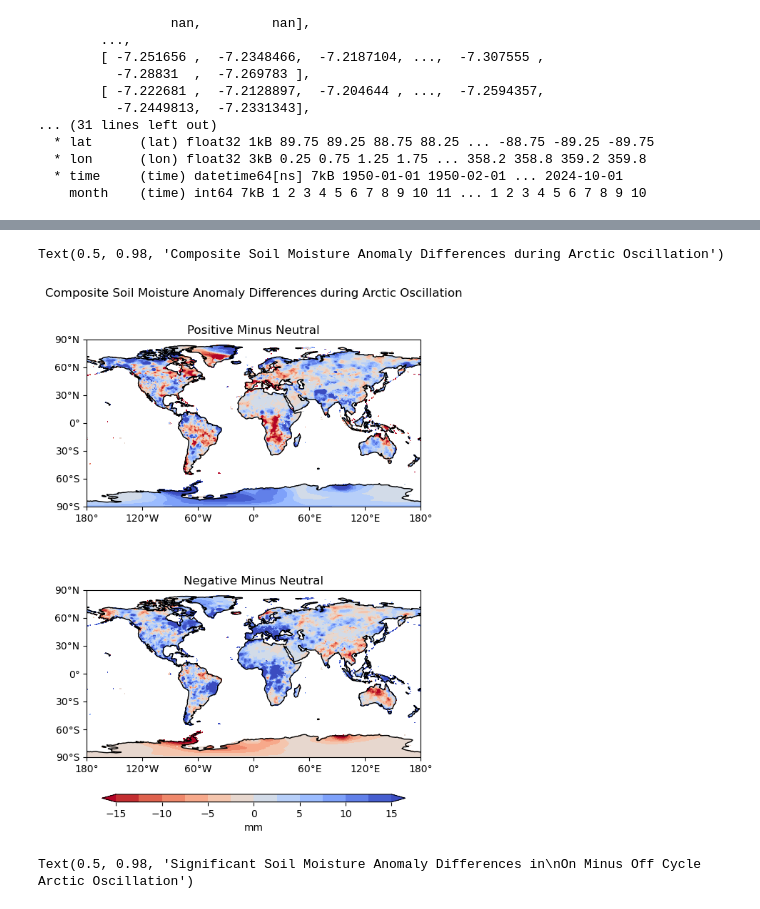
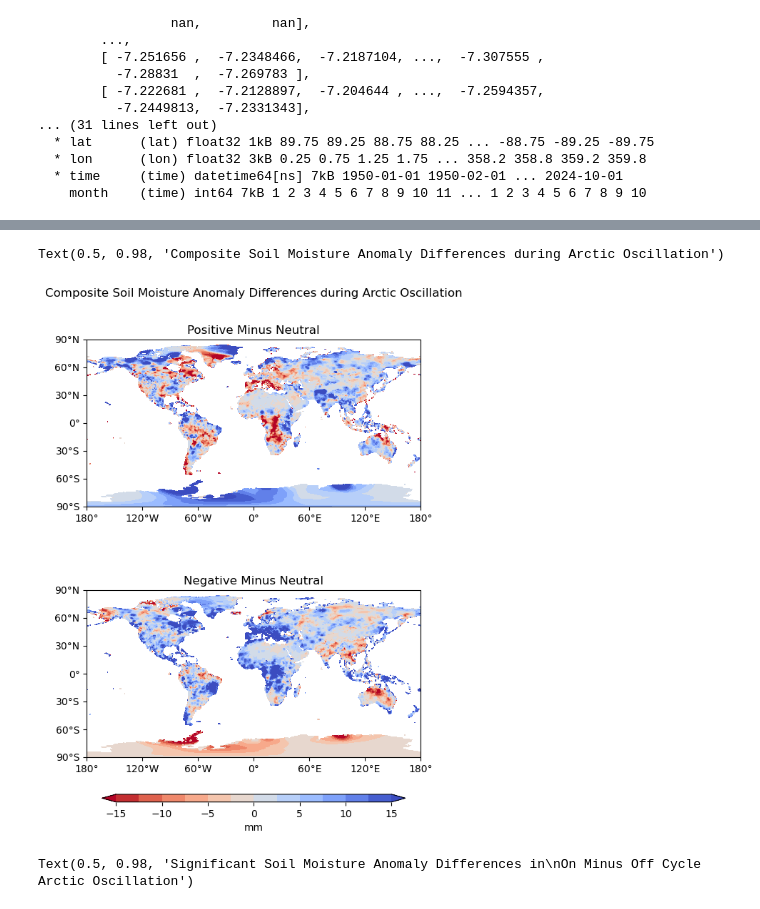
Before and after one commit to wapratt/Assignment3, a Jupyter notebook: Assignment3.ipynb, the cells around one changed output, grey strips where cells are left out. Drawn from its saved outputs; the diff is of its cells as text; code cells hidden in the pictures.

```diff
--- a/Assignment3.ipynb
+++ b/Assignment3.ipynb
@@ -129,7 +129,7 @@ clevs = np.arange(-15.0,15.1,2.5)
 # Define the figure and each axis for the 3 rows and 1 column
 fig, axs = plt.subplots(nrows=3,ncols=1,
                         subplot_kw={'projection': ccrs.PlateCarree()},
-                        figsize=(8.5,10))
+                        figsize=(8.5,12))
 
 # axs is a 2 dimensional array of `GeoAxes`.
 # We will flatten it into a 1-D array (just 3 rows)
@@ -163,12 +163,9 @@ for i,ao in enumerate(comp_soil):
         # Title each subplot with the name of the arctic oscillation period
         axs[i].set_title(labels[i]+' ('+str(counts[i])+')')
 
-        # Draw the coastines for each subplot
-        axs[i].coastlines()
-
 # Adjust the location of the subplots on the page to make room for the colorbar
 fig.subplots_adjust(bottom=0.25, top=0.9, left=0.05, right=0.95,
-                    wspace=0.1, hspace=0.5)
+                    wspace=0.1, hspace=0.25)
 
 # Add a colorbar axis at the bottom of the graph
 cbar_ax = fig.add_axes([0.25, 0.18, 0.5, 0.012])
@@ -177,5 +174,5 @@ cbar_ax = fig.add_axes([0.25, 0.18, 0.5, 0.012])
 cbar = fig.colorbar(cs, cax=cbar_ax, orientation='horizontal', label='mm')
 
 # Add a big title at the top
-plt.suptitle('Composite Soil Moisture Anomalies during Arctic Oscillation')
+plt.suptitle('Composite Soil Moisture Anomalies during Arctic Oscillation', y= .95)
 # %% [output]
@@ -212,39 +209,35 @@ for i,ao in enumerate(diff_soil):
                           cmap='coolwarm_r',
                           extend='both')
 
        # Longitude labels
         axs[i].set_xticks(np.arange(-180,181,60), crs=ccrs.PlateCarree())
         lon_formatter = cticker.LongitudeFormatter()
         axs[i].xaxis.set_major_formatter(lon_formatter)
 
         # Latitude labels
         axs[i].set_yticks(np.arange(-90,91,30), crs=ccrs.PlateCarree())
         lat_formatter = cticker.LatitudeFormatter()
         axs[i].yaxis.set_major_formatter(lat_formatter)
 
 
         # Title each subplot with the name of the season
         axs[i].set_title(labels[i])
 
-        # Draw the coastines for each subplot
-        axs[i].coastlines()
-
-# Adjust the location of the subplots
-# on the page to make room for the colorbar
+# Adjust the location of the subplots on the page to make room for the colorbar
 fig.subplots_adjust(bottom=0.25, top=0.9, left=0.05, right=0.95,
                     wspace=0.1, hspace=0.5)
 
 # Add a colorbar axis at the bottom of the graph
 cbar_ax = fig.add_axes([0.25, 0.18, 0.5, 0.012])
 
 # Draw the colorbar
 cbar = fig.colorbar(cs, cax=cbar_ax,orientation='horizontal',label='mm')
 
 # Add a big title at the top
 plt.suptitle('Composite Soil Moisture Anomaly Differences during Arctic Oscillation')
 # %% [output]
 Text(0.5, 0.98, 'Composite Soil Moisture Anomaly Differences during Arctic Oscillation')
-[figure, old version]
+[figure, new version]
 # %%
 #Set the p value for our test and select values for test based on cycle
 p = 0.05
```
Also changed, not shown: parts of 1 cell of this notebook.
